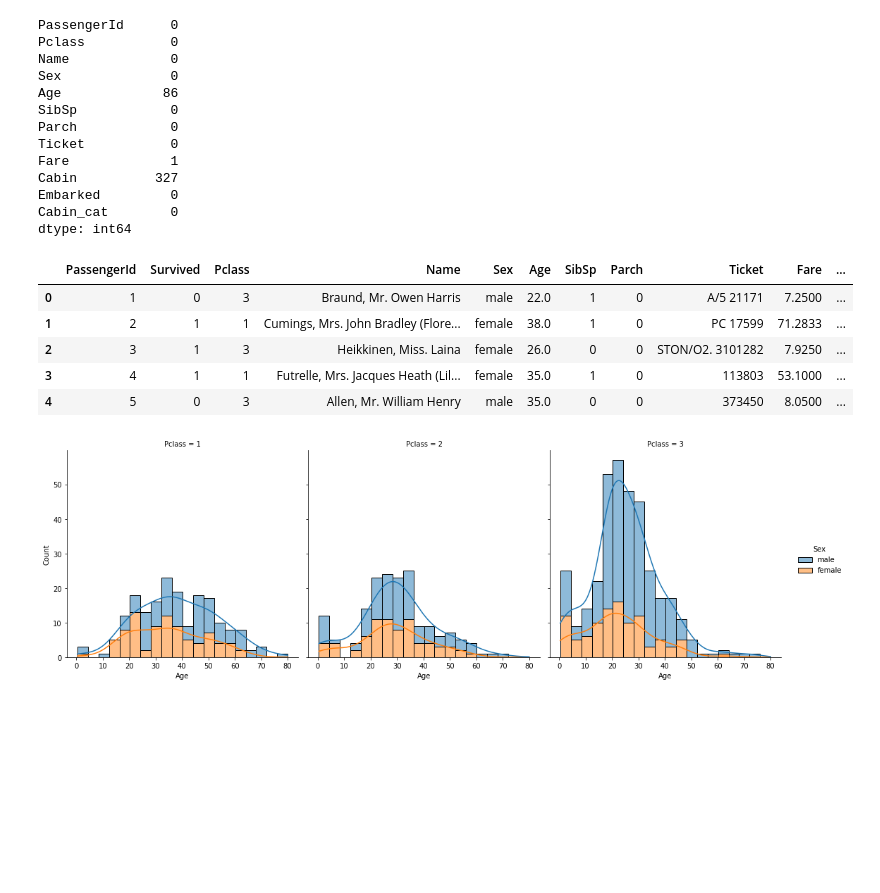
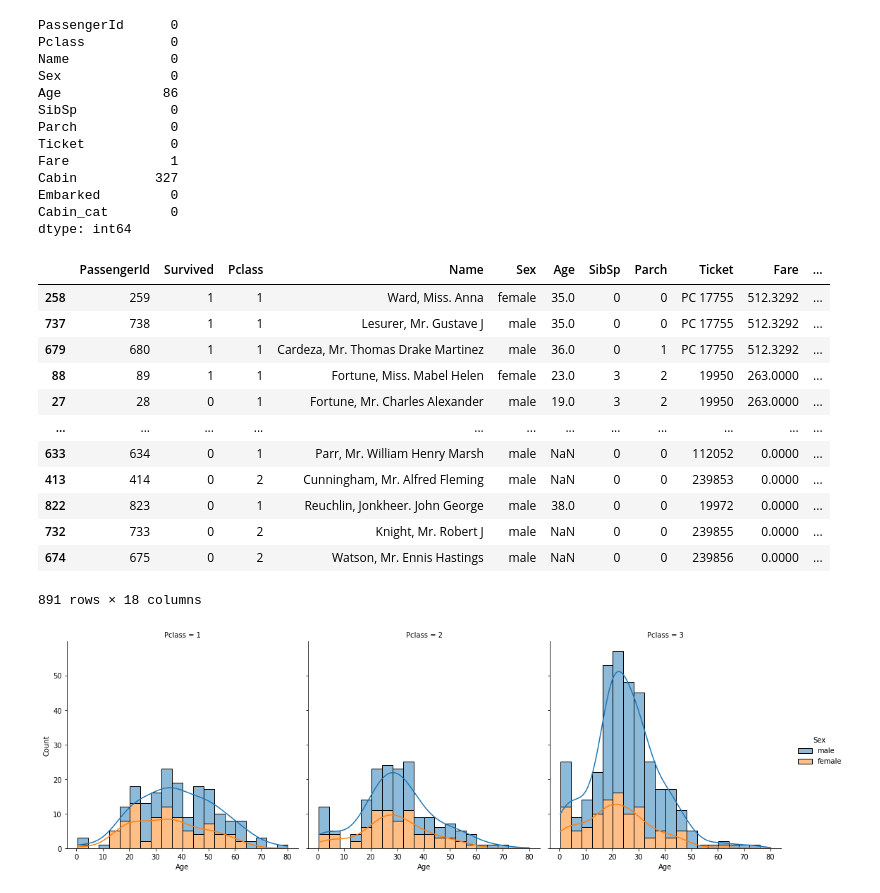
Before and after one commit to JunzhongLin/Kaggle_Contest, a Jupyter notebook: Titanic/titanic_explore.ipynb, the cells around one changed output. Saved outputs shown, nothing was run; the diff lists cells and outputs as text; code cells hidden in the pictures; blank space fills up the shorter version.

```diff
--- a/Titanic/titanic_explore.ipynb
+++ b/Titanic/titanic_explore.ipynb
@@ -50,15 +50,22 @@ Cabin          327
 Embarked         0
 Cabin_cat        0
 dtype: int64
-# %%
-train_data.head(5)
-# %% [output]
-|  | PassengerId | Survived | Pclass | Name | Sex | Age | SibSp | Parch | Ticket | Fare | ... |
-| 0 | 1 | 0 | 3 | Braund, Mr. Owen Harris | male | 22.0 | 1 | 0 | A/5 21171 | 7.2500 | ... |
-| 1 | 2 | 1 | 1 | Cumings, Mrs. John Bradley (Flore... | female | 38.0 | 1 | 0 | PC 17599 | 71.2833 | ... |
-| 2 | 3 | 1 | 3 | Heikkinen, Miss. Laina | female | 26.0 | 0 | 0 | STON/O2. 3101282 | 7.9250 | ... |
-| 3 | 4 | 1 | 1 | Futrelle, Mrs. Jacques Heath (Lil... | female | 35.0 | 1 | 0 | 113803 | 53.1000 | ... |
-| 4 | 5 | 0 | 3 | Allen, Mr. William Henry | male | 35.0 | 0 | 0 | 373450 | 8.0500 | ... |
+# %%
+train_data.sort_values('Fare', ascending=False)
+# %% [output]
+|  | PassengerId | Survived | Pclass | Name | Sex | Age | SibSp | Parch | Ticket | Fare | ... |
+| 258 | 259 | 1 | 1 | Ward, Miss. Anna | female | 35.0 | 0 | 0 | PC 17755 | 512.3292 | ... |
+| 737 | 738 | 1 | 1 | Lesurer, Mr. Gustave J | male | 35.0 | 0 | 0 | PC 17755 | 512.3292 | ... |
+| 679 | 680 | 1 | 1 | Cardeza, Mr. Thomas Drake Martinez | male | 36.0 | 0 | 1 | PC 17755 | 512.3292 | ... |
+| 88 | 89 | 1 | 1 | Fortune, Miss. Mabel Helen | female | 23.0 | 3 | 2 | 19950 | 263.0000 | ... |
+| 27 | 28 | 0 | 1 | Fortune, Mr. Charles Alexander | male | 19.0 | 3 | 2 | 19950 | 263.0000 | ... |
+| ... | ... | ... | ... | ... | ... | ... | ... | ... | ... | ... | ... |
+| 633 | 634 | 0 | 1 | Parr, Mr. William Henry Marsh | male | NaN | 0 | 0 | 112052 | 0.0000 | ... |
+| 413 | 414 | 0 | 2 | Cunningham, Mr. Alfred Fleming | male | NaN | 0 | 0 | 239853 | 0.0000 | ... |
+| 822 | 823 | 0 | 1 | Reuchlin, Jonkheer. John George | male | 38.0 | 0 | 0 | 19972 | 0.0000 | ... |
+| 732 | 733 | 0 | 2 | Knight, Mr. Robert J | male | NaN | 0 | 0 | 239855 | 0.0000 | ... |
+| 674 | 675 | 0 | 2 | Watson, Mr. Ennis Hastings | male | NaN | 0 | 0 | 239856 | 0.0000 | ... |
+891 rows × 18 columns
 # %%
 g=sns.displot(data=train_data, x='Age', col='Pclass', hue='Sex', multiple='stack', kde=True, kde_kws={'cut':0})
 # %% [output]
```
Also changed, not shown: parts of 1 cell of this notebook, 7 other files.
